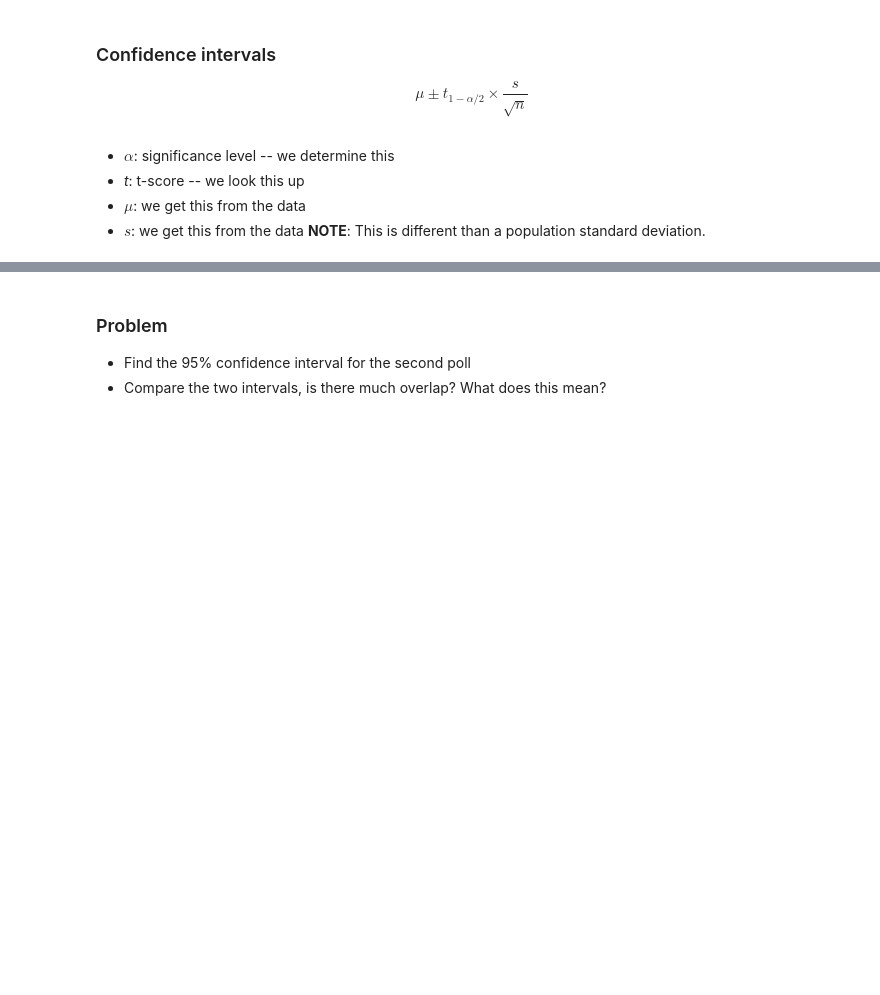
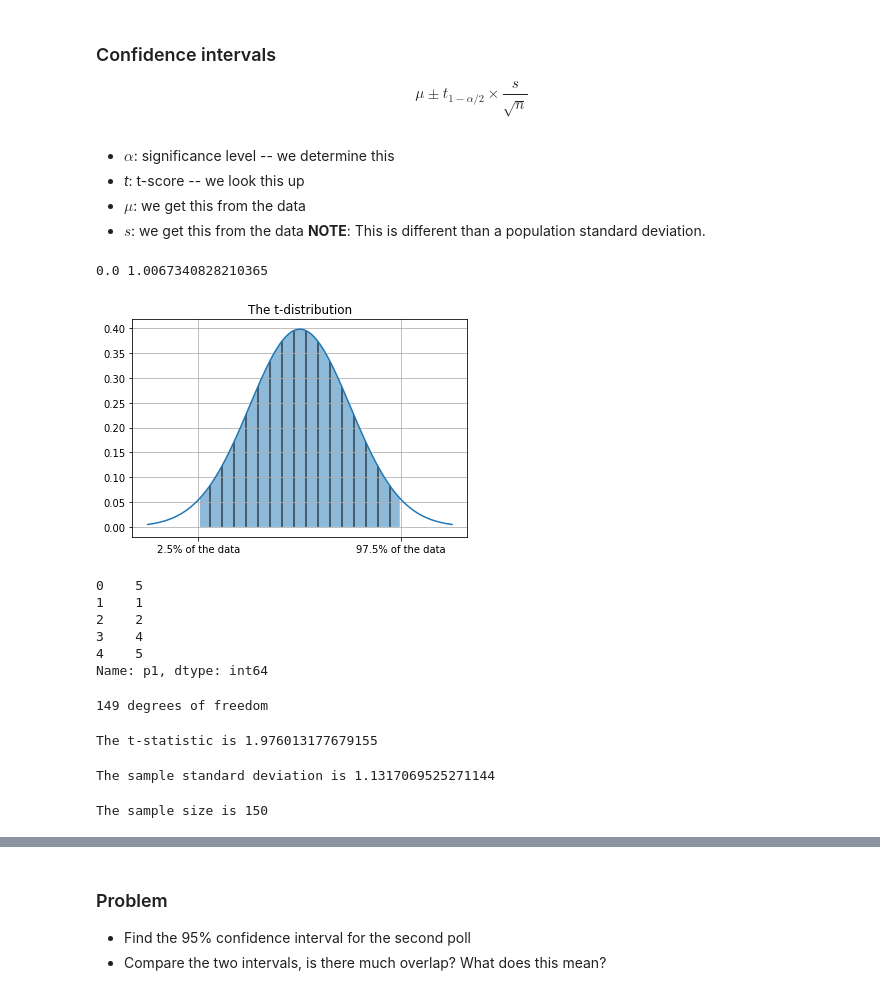
Before and after one commit to jfkoehler/nyu_bootcamp_fa24, a Jupyter notebook: _build/jupyter_execute/hyp_testing.ipynb, the cells around one changed output, grey strips where cells are left out. Drawn from its saved outputs; the diff is of its cells as text; code cells hidden in the pictures; blank space fills up the shorter version.

```diff
--- a/_build/jupyter_execute/hyp_testing.ipynb
+++ b/_build/jupyter_execute/hyp_testing.ipynb
@@ -90,24 +196,58 @@ $$\mu \pm t_{1 - \alpha / 2} \times \frac{s}{\sqrt{n}}$$
 - *t*: t-score -- we look this up
 - $\mu$: we get this from the data
 - $s$: we get this from the data **NOTE**: This is different than a population standard deviation.
+# %%
+t_dist = stats.t(df = len(polls))
+print(t_dist.mean(), t_dist.std())
+# %% [output]
+0.0 1.0067340828210365
+# %%
+x = np.linspace(-3, 3, 100)
+plt.plot(x, t_dist.pdf(x))
+plt.fill_between(x, t_dist.pdf(x), where = ((x > t_dist.ppf(.025)) &  (x< t_dist.ppf(.975))), hatch = '|', alpha = 0.5)
+plt.grid()
+plt.title('The t-distribution');
+plt.xticks([-2, 2], ['2.5% of the data', '97.5% of the data']);
+# %% [output]
+[figure, added]
 # %%
 #examine the first question data
 q1 = polls['p1']
+q1.head()
+# %% [output]
+0    5
+1    1
+2    2
+3    4
+4    5
+Name: p1, dtype: int64
 # %%
 #determine degrees of freedom
 #i.e. length - 1
 dof = len(q1) - 1
+print(f'{dof} degrees of freedom')
+# %% [output]
+149 degrees of freedom
 # %%
 #look up test statistic
 #we need our alpha and dof
 #where do we bound 97.5% of our data
 t_stat = stats.t.ppf(1 - 0.05/2, dof)
+print(f'The t-statistic is {t_stat}')
+# %% [output]
+The t-statistic is 1.976013177679155
 # %%
 #compute sample standard deviation
 s = np.std(q1, ddof = 1)
+print(f'The sample standard deviation is {s}')
+# %% [output]
+The sample standard deviation is 1.1317069525271144
 # %%
 #sample size
 n = len(q1)
+print(f'The sample size is {n}')
+# %% [output]
+The sample size is 150
 # %%
 #compute upper limit
 upper = q1.mean() + t_stat*s/np.sqrt(n)
```
Also changed, not shown: parts of 22 cells of this notebook, 30 other files.
